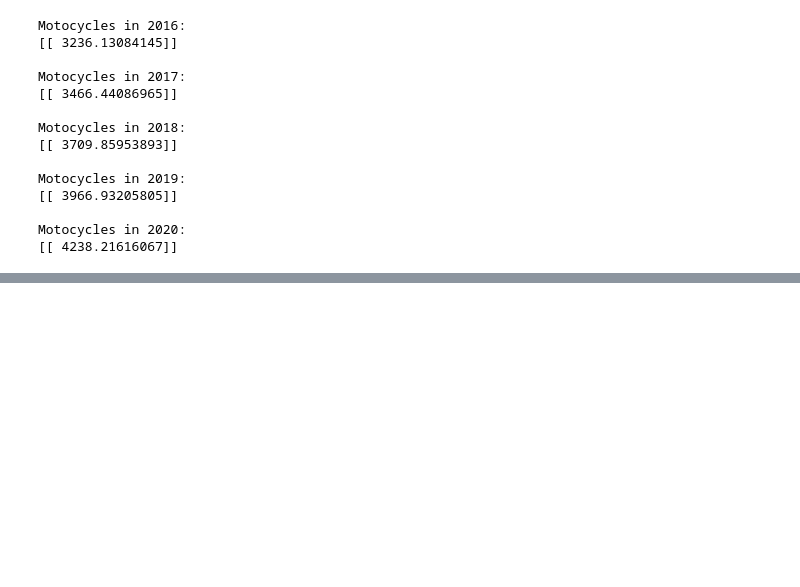
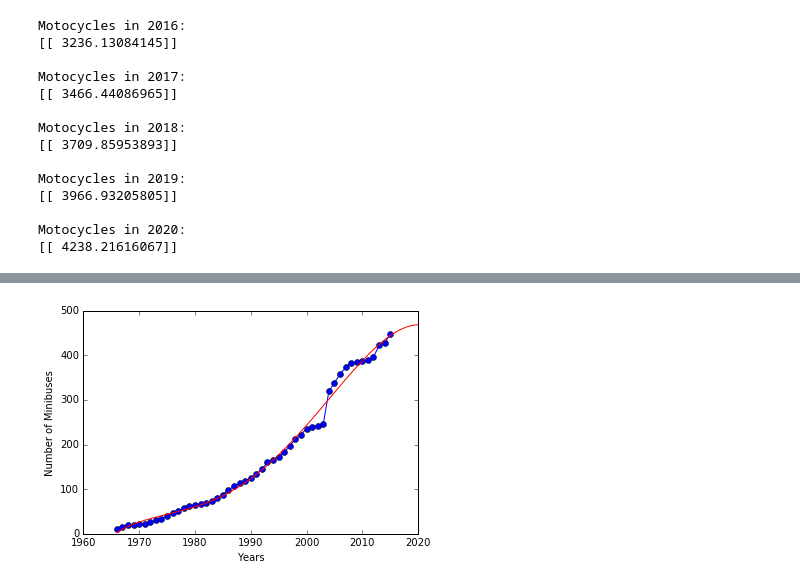
Before and after one commit to Bogazici-SWE546-Spring2016/SWE546_Assignment1, a Jupyter notebook: Assignment1.ipynb, the cells around one changed output, grey strips where cells are left out. Drawn from its saved outputs; the diff is of its cells as text; code cells hidden in the pictures; blank space fills up the shorter version.

```diff
--- a/Assignment1.ipynb
+++ b/Assignment1.ipynb
@@ -175,0 +186,18 @@ Motocycles in 2020:
+# %%
+### Vandermonde Matrix for Minibuses
+N = len(x)
+A = np.hstack((np.power(x,i) for i in range(degree+1)))
+xx = np.matrix(np.linspace(0,54)).T
+A2 = np.hstack((np.power(xx,i) for i in range(degree+1)))
+
+w_ls,E,rank,sigma = np.linalg.lstsq(A, y)
+f = A2*w_ls
+plt.plot(x+BaseYear, y, 'o-')
+plt.plot(xx+BaseYear, f, 'r')
+
+plt.xlabel('Years')
+plt.ylabel('Number of Minibuses')
+
+plt.show()
+# %% [output]
+[figure, added]
```
Also changed, not shown: parts of 20 cells of this notebook.
